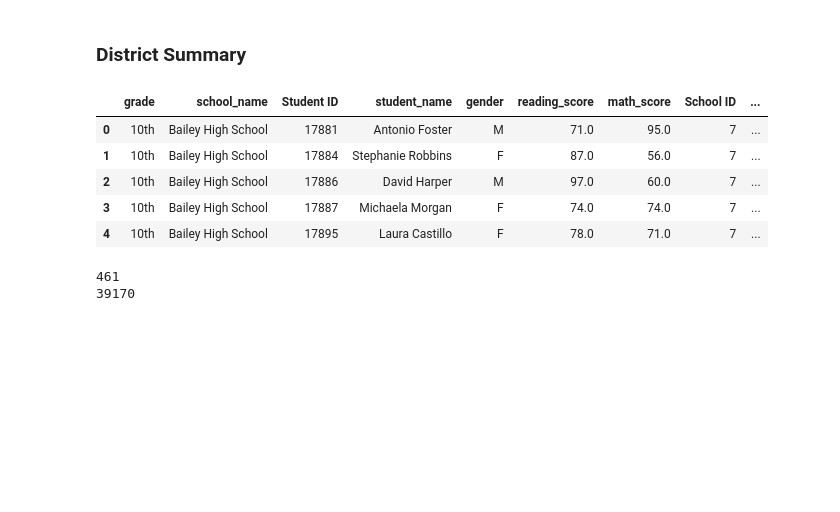
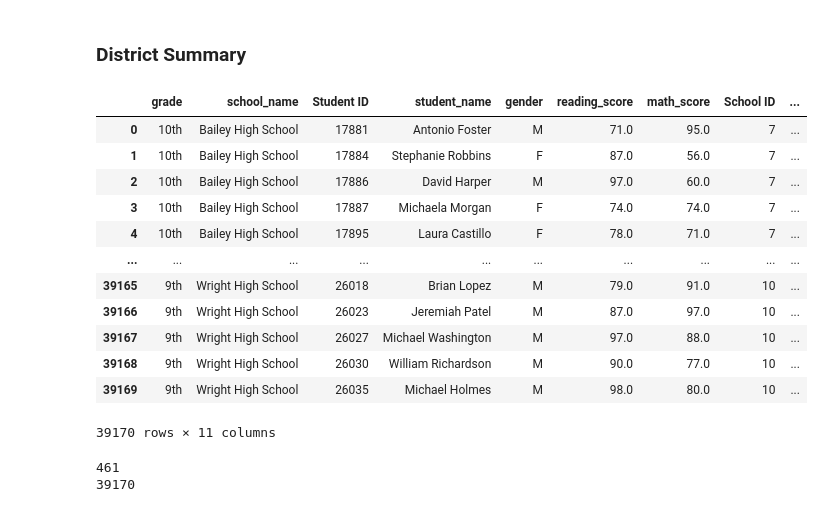
Before and after one commit to coocoojames/School_District_Analysis, a Jupyter notebook: PyCitySchools_Challenge_starter_code.ipynb, the cells around one changed output. Drawn from its saved outputs; the diff is of its cells as text; code cells hidden in the pictures; blank space fills up the shorter version.

```diff
--- a/PyCitySchools_Challenge_starter_code.ipynb
+++ b/PyCitySchools_Challenge_starter_code.ipynb
@@ -72,14 +72,21 @@ new_student_data_df
 # %%
 # Combine the data into a single dataset
 school_data_complete_df = pd.merge(new_student_data_df, school_data_df, how="left", on=["school_name", "school_name"])
-school_data_complete_df.head()
+school_data_complete_df
 # %% [output]
 |  | grade | school_name | Student ID | student_name | gender | reading_score | math_score | School ID | ... |
 | 0 | 10th | Bailey High School | 17881 | Antonio Foster | M | 71.0 | 95.0 | 7 | ... |
 | 1 | 10th | Bailey High School | 17884 | Stephanie Robbins | F | 87.0 | 56.0 | 7 | ... |
 | 2 | 10th | Bailey High School | 17886 | David Harper | M | 97.0 | 60.0 | 7 | ... |
 | 3 | 10th | Bailey High School | 17887 | Michaela Morgan | F | 74.0 | 74.0 | 7 | ... |
 | 4 | 10th | Bailey High School | 17895 | Laura Castillo | F | 78.0 | 71.0 | 7 | ... |
+| ... | ... | ... | ... | ... | ... | ... | ... | ... | ... |
+| 39165 | 9th | Wright High School | 26018 | Brian Lopez | M | 79.0 | 91.0 | 10 | ... |
+| 39166 | 9th | Wright High School | 26023 | Jeremiah Patel | M | 87.0 | 97.0 | 10 | ... |
+| 39167 | 9th | Wright High School | 26027 | Michael Washington | M | 97.0 | 88.0 | 10 | ... |
+| 39168 | 9th | Wright High School | 26030 | William Richardson | M | 90.0 | 77.0 | 10 | ... |
+| 39169 | 9th | Wright High School | 26035 | Michael Holmes | M | 98.0 | 80.0 | 10 | ... |
+39170 rows × 11 columns
 # %%
 # Calculate the Totals (Schools and Students)
 school_count = len(school_data_complete_df["school_name"].unique())
```
